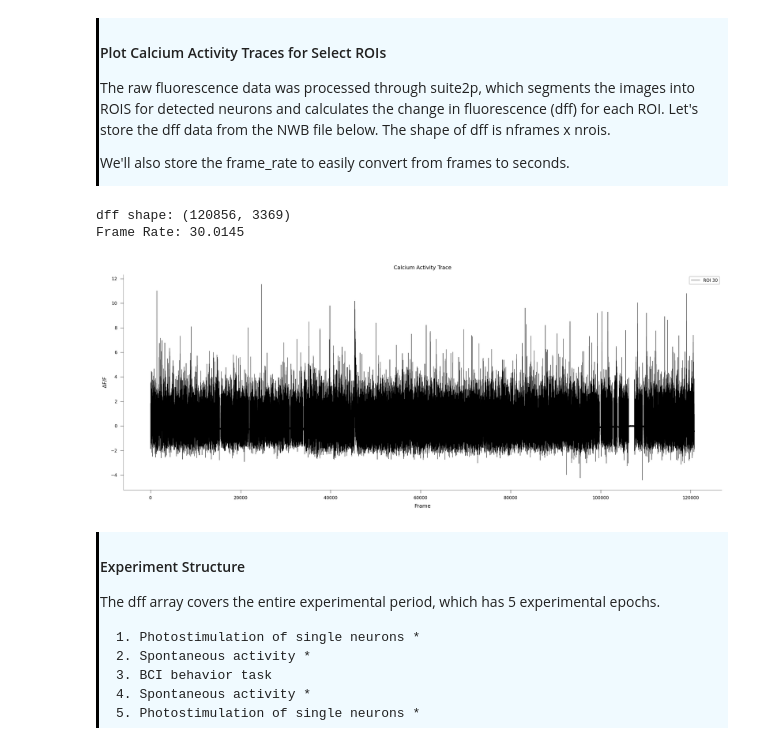
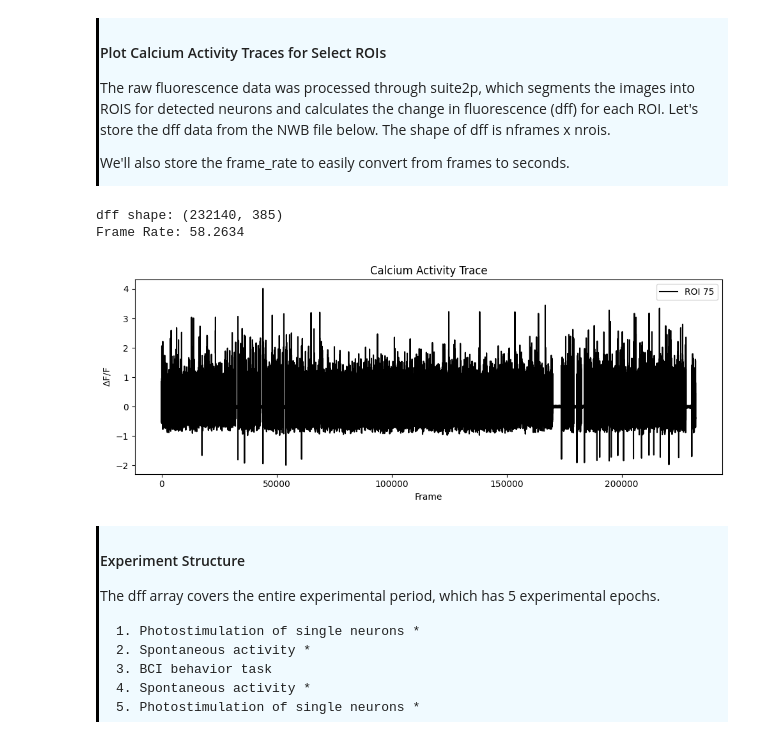
Before and after one commit to AllenNeuralDynamics/AIND-CNC-BCI-Workshop, a Jupyter notebook: code/load_data.ipynb, the cells around one changed output. Drawn from its saved outputs; the diff is of its cells as text; code cells hidden in the pictures.

```diff
--- a/code/load_data.ipynb
+++ b/code/load_data.ipynb
@@ -87,7 +82,7 @@ The /data folder contains a directory named for each experimental session that w
 
 From the metadata table, we'll store the subject_id and date for a session of interest.
 # %%
-idx = 1
+idx = 0
 
 subject_id = metadata.subject_id[idx]
 date = metadata.session_time[idx][0:10] # save just the year, month, and date
@@ -182,26 +173,26 @@ print('dff shape:',np.shape(dff))
 frame_rate = nwbfile.imaging_planes["processed"].imaging_rate
 print('Frame Rate:', frame_rate)
 # %% [output]
-dff shape: (120856, 3369)
-Frame Rate: 30.0145
+dff shape: (232140, 385)
+Frame Rate: 58.2634
 # %%
 # Select an ROI
-ROI = 30
+ROI = 75
 
 # Figure parameters
 plt.rcParams["figure.figsize"] = (10, 4)
 
 plt.plot(dff[:, ROI], label=f'ROI {ROI}', color='black')
 
 plt.ylabel(r'$\Delta$F/F')
 plt.xlabel('Frame')
 plt.title('Calcium Activity Trace')
 plt.legend(loc='upper right')
 
 plt.tight_layout()
 plt.show()
 # %% [output]
-[figure, old version]
+[figure, new version]
 # %% [markdown]
 <div style="border-left: 3px solid #000; padding: 1px; padding-left: 10px; background: #F0FAFF; ">
 
```
Also changed, not shown: parts of 17 cells of this notebook, 2 other files.
